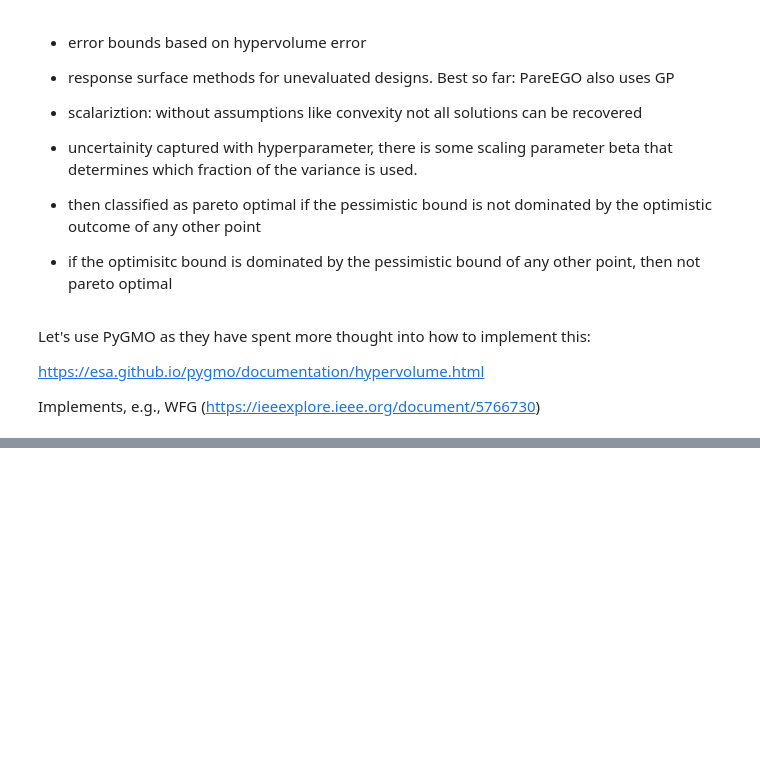
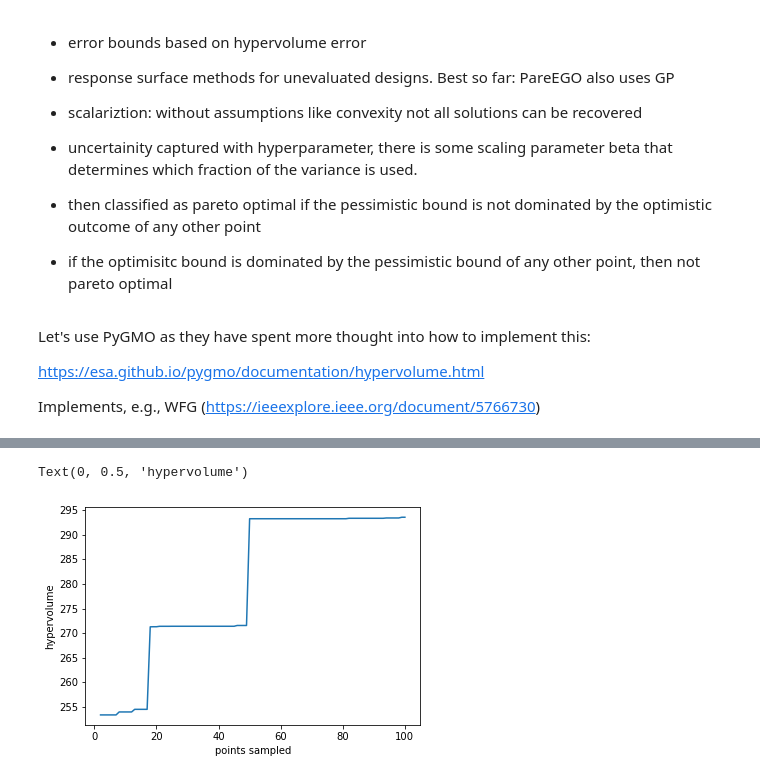
Before and after one commit to byooooo/dispersant_screening_PAL, a Jupyter notebook: notebooks/play_w_pal.ipynb, the cells around one changed output, grey strips where cells are left out. Drawn from its saved outputs; the diff is of its cells as text; code cells hidden in the pictures; blank space fills up the shorter version.

```diff
--- a/notebooks/play_w_pal.ipynb
+++ b/notebooks/play_w_pal.ipynb
@@ -124,7 +125,7 @@ def _pareto_classify(pareto_optimal_0: list, not_pareto_optimal_0: list, unclass
                 pareto = False
 
             # If the optimistic outcome max(Rt(x)) of x is dominated by the pessimistic outcome min(Rt(x′)) of any x′ (up to a shift of ε by both),
-            if all(rectangle_ups[i] * (1 - epsilon) <= rectangle_lows[i] * (1 + epsilon)):
+            if any(rectangle_ups[i] * (1 - epsilon) <= rectangle_lows[i] * (1 + epsilon)):
                 nonpareto = True
 
             # All other points remain unclassified.
@@ -164,10 +165,12 @@ def _sample(rectangle_lows, rectangle_ups, pareto_optimal_t, non_pareto_optimal_
     return x_train, y_train, sampled
 # %%
 # Here, I assume that we exhaustively sampled, so we can provide y directly as input. Otherwise, there will be a sampling function that can return y
-def pal(gps: list, x_train: np.array, y_train: np.array, x_input: np.array, y_input: np.array, hv_reference: Iterable = [10, 10], delta: float = 0.05, epsilon: float = 0.001, iterations: int = 100):
+def pal(gps: list, x_train: np.array, y_train: np.array, x_input: np.array, y_input: np.array, hv_reference: Iterable = [10, 10], delta: float = 0.05, epsilon: float = 0.05, iterations: int = 100):
     # x_input is the E set in the PAL paper
     # the models for now assume the sklearn API, i.e., there should be a fit function
     assert y_train.shape[1] == len(hv_reference)
+
+    hypervolumes = []
 
     # initalize binary list to keep track of the different sets
     # in the beginning, nothing is selected = everything is unclassified
@@ -184,7 +187,7 @@ def pal(gps: list, x_train: np.array, y_train: np.array, x_input: np.array, y_in
             '%(asctime)s %(name)-12s %(levelname)-8s %(message)s')
     handler.setFormatter(formatter)
     logger.addHandler(handler)
-    logger.setLevel(logging.DEBUG)
+    logger.setLevel(logging.INFO)
 
 
     logger.info("Starting now the PAL loop")
@@ -242,9 +245,6 @@ def pal(gps: list, x_train: np.array, y_train: np.array, x_input: np.array, y_in
         x_train, y_train, sampled = _sample(rectangle_lows, rectangle_ups, pareto_optimal_t, not_pareto_optimal_t, unclassified_t, sampled, x_input, y_input, x_train, y_train)
         pareto_optimal_0, not_pareto_optimal_0, unclassified_0 = pareto_optimal_t, not_pareto_optimal_t, unclassified_t
 
-        logger.info('Summary at current iteration: Pareto optimal {}, not pareto optimal {}, unclassified {}'.format(np.array(pareto_optimal_0).sum(),
-                                                                                                                      np.array(not_pareto_optimal_0).sum(),
-                                                                                                                      np.array(unclassified_0).sum()))
 
         optimal_indices= np.where(np.array(pareto_optimal_0) == 1)[0]
 
@@ -253,9 +253,15 @@ def pal(gps: list, x_train: np.array, y_train: np.array, x_input: np.array, y_in
         else:
             hypervolume = np.nan
 
-        logger.info('Current hypervolume {:.2f}'.format(hypervolume))
+        logger.info('Iteration {} | Pareto optimal {}, not Pareto optimal {}, unclassified {}, hypervolume: {}'.format(iteration, np.array(pareto_optimal_0).sum(),
+                                                                                                                      np.array(not_pareto_optimal_0).sum(),
+                                                                                                                      np.array(unclassified_0).sum(), hypervolume))
 
-    return pareto_optimal_t
+
+
+        hypervolumes.append(hypervolume)
+
+    return pareto_optimal_t, hypervolumes
 # %%
 import pandas as pd
 import os
@@ -269,7 +275,7 @@ sys.path.append('..')
 from dispersant_screener.definitions import *
 # %%
 DATADIR = '../data'
-TRAIN_SIZE = 0.5
+TRAIN_SIZE = 0.01
 # %%
 df_full_factorial = pd.read_csv(os.path.join(DATADIR, 'full_fact.csv'))
 # %%
@@ -290,3 +302,3 @@ gps = [virial_model, gibbs_model]
 # %%
-pal(gps, X_train.values, y_train.values, X_test.values,y_test.values)
+pareto, history = pal(gps, X_train.values, y_train.values, X_test.values,y_test.values)
 # %% [output]
@@ -309,0 +325,7 @@ Increase the number of iterations (max_iter) or scale the data as shown in:
+# %%
+plt.plot(history)
+plt.xlabel('points sampled')
+plt.ylabel('hypervolume')
+# %% [output]
+Text(0, 0.5, 'hypervolume')
+[figure, added]
```
Also changed, not shown: parts of 6 cells of this notebook.
